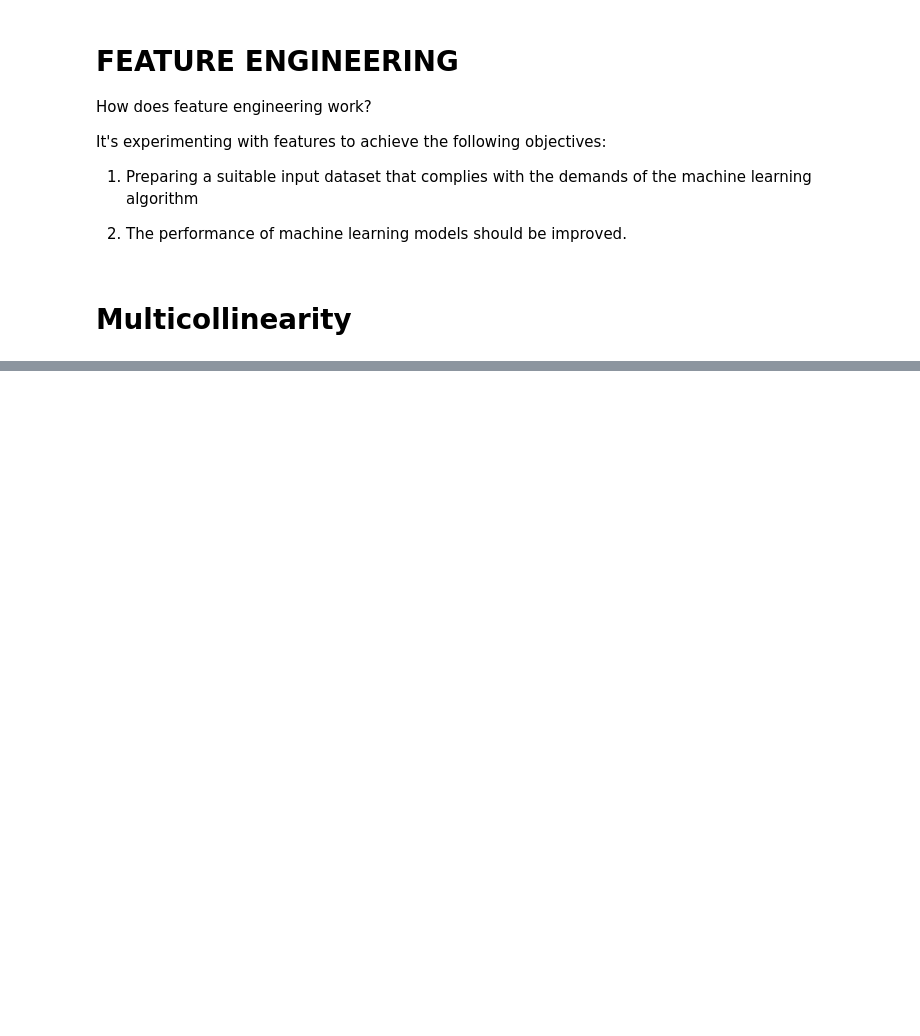
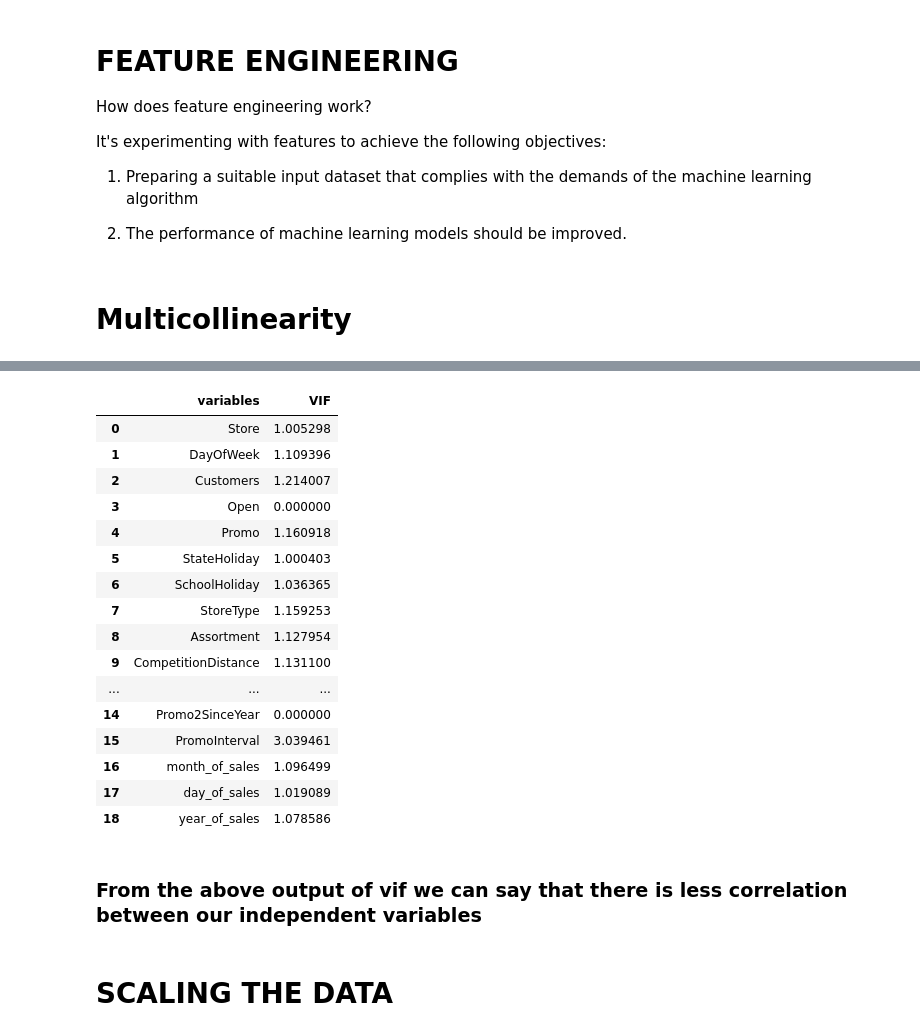
Before and after one commit to Ashwinprocodes/Rossmann-Sales-Prediction, a Jupyter notebook: pr_Rossmann_Sales_Prediction_Capstone_Project.ipynb, the cells around one changed output, grey strips where cells are left out. Cells and saved outputs as stored; diff of their text form; code cells hidden in the pictures; blank space fills up the shorter version.

```diff
--- a/pr_Rossmann_Sales_Prediction_Capstone_Project.ipynb
+++ b/pr_Rossmann_Sales_Prediction_Capstone_Project.ipynb
@@ -795,3 +795,15 @@ It's experimenting with features to achieve the following objectives:
 2. The performance of machine learning models should be improved.
 # %% [markdown]
 # **Multicollinearity**
+# %%
+# Multicollinearity
+from statsmodels.stats.outliers_influence import variance_inflation_factor
+
+def calc_vif(X):
+
+    # Calculating VIF
+    vif = pd.DataFrame()
+    vif["variables"] = X.columns
+    vif["VIF"] = [variance_inflation_factor(X.values, i) for i in range(X.shape[1])]
+
+    return(vif)
@@ -797,0 +860,36 @@ It's experimenting with features to achieve the following objectives:
+# %%
+# Multicollinearity
+from statsmodels.stats.outliers_influence import variance_inflation_factor
+
+def calc_vif(X):
+
+    # Calculating VIF
+    vif = pd.DataFrame()
+    vif["variables"] = X.columns
+    vif["VIF"] = [variance_inflation_factor(X.values, i) for i in range(X.shape[1])]
+
+    return(vif)
+# %%
+calc_vif(mdf12[[i for i in mdf12.describe().columns if i not in ['Sales']]])
+# %% [output]
+|  | variables | VIF |
+| 0 | Store | 1.005298 |
+| 1 | DayOfWeek | 1.109396 |
+| 2 | Customers | 1.214007 |
+| 3 | Open | 0.000000 |
+| 4 | Promo | 1.160918 |
+| 5 | StateHoliday | 1.000403 |
+| 6 | SchoolHoliday | 1.036365 |
+| 7 | StoreType | 1.159253 |
+| 8 | Assortment | 1.127954 |
+| 9 | CompetitionDistance | 1.131100 |
+| ... | ... | ... |
+| 14 | Promo2SinceYear | 0.000000 |
+| 15 | PromoInterval | 3.039461 |
+| 16 | month_of_sales | 1.096499 |
+| 17 | day_of_sales | 1.019089 |
+| 18 | year_of_sales | 1.078586 |
+# %% [markdown]
+### From the above output of vif we can say that there is less correlation between our independent variables
+# %% [markdown]
+# **SCALING THE DATA**
```
Also changed, not shown: parts of 17 cells of this notebook.
